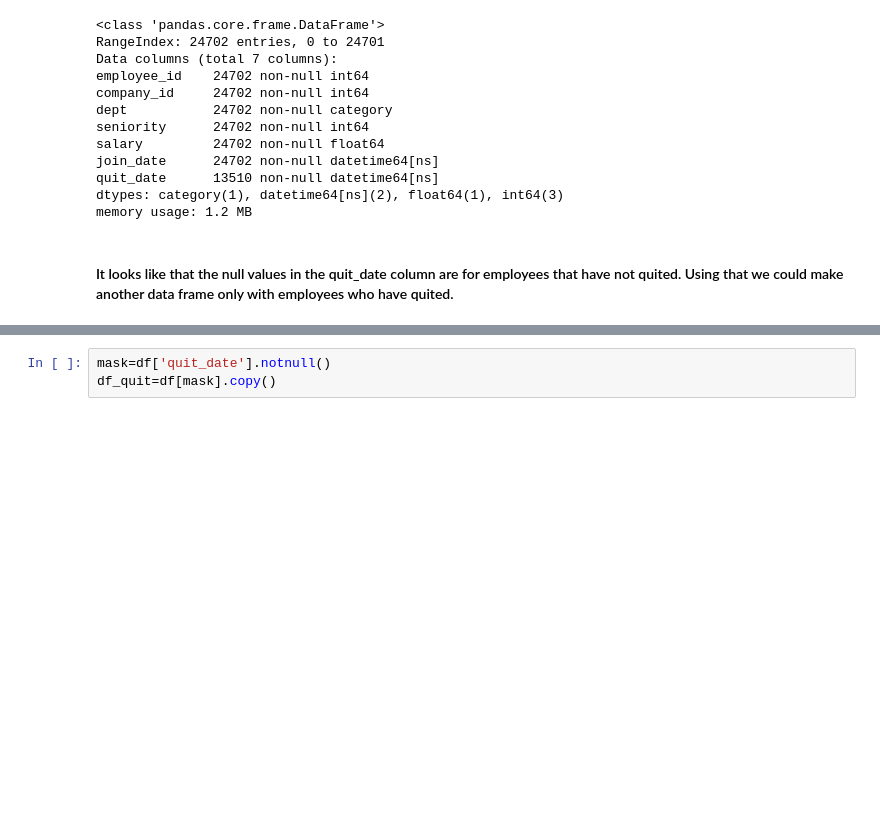
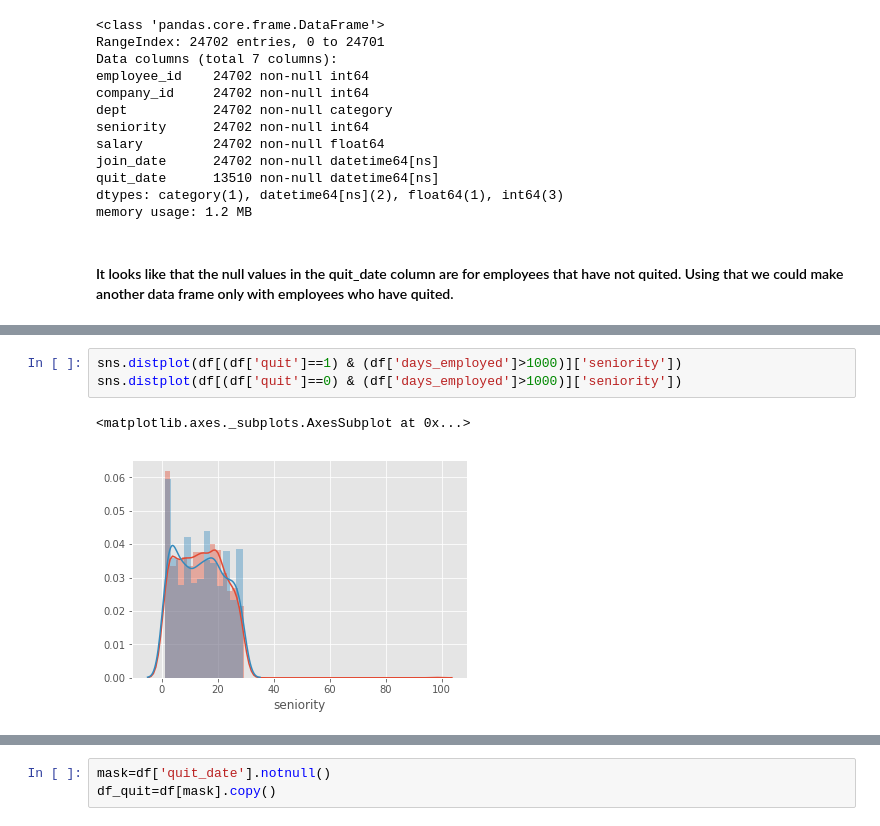
Before and after one commit to moerashidi/employee-retention, a Jupyter notebook: employee-retention.ipynb, the cells around one changed output, grey strips where cells are left out. Saved outputs shown, nothing was run; the diff lists cells and outputs as text; blank space fills up the shorter version.

```diff
--- a/employee-retention.ipynb
+++ b/employee-retention.ipynb
@@ -37,0 +111,6 @@ memory usage: 1.2 MB
+# %%
+sns.distplot(df[(df['quit']==1) & (df['days_employed']>1000)]['seniority'])
+sns.distplot(df[(df['quit']==0) & (df['days_employed']>1000)]['seniority'])
+# %% [output]
+<matplotlib.axes._subplots.AxesSubplot at 0x...>
+[figure, added]
```
Also changed, not shown: parts of 18 cells of this notebook.
